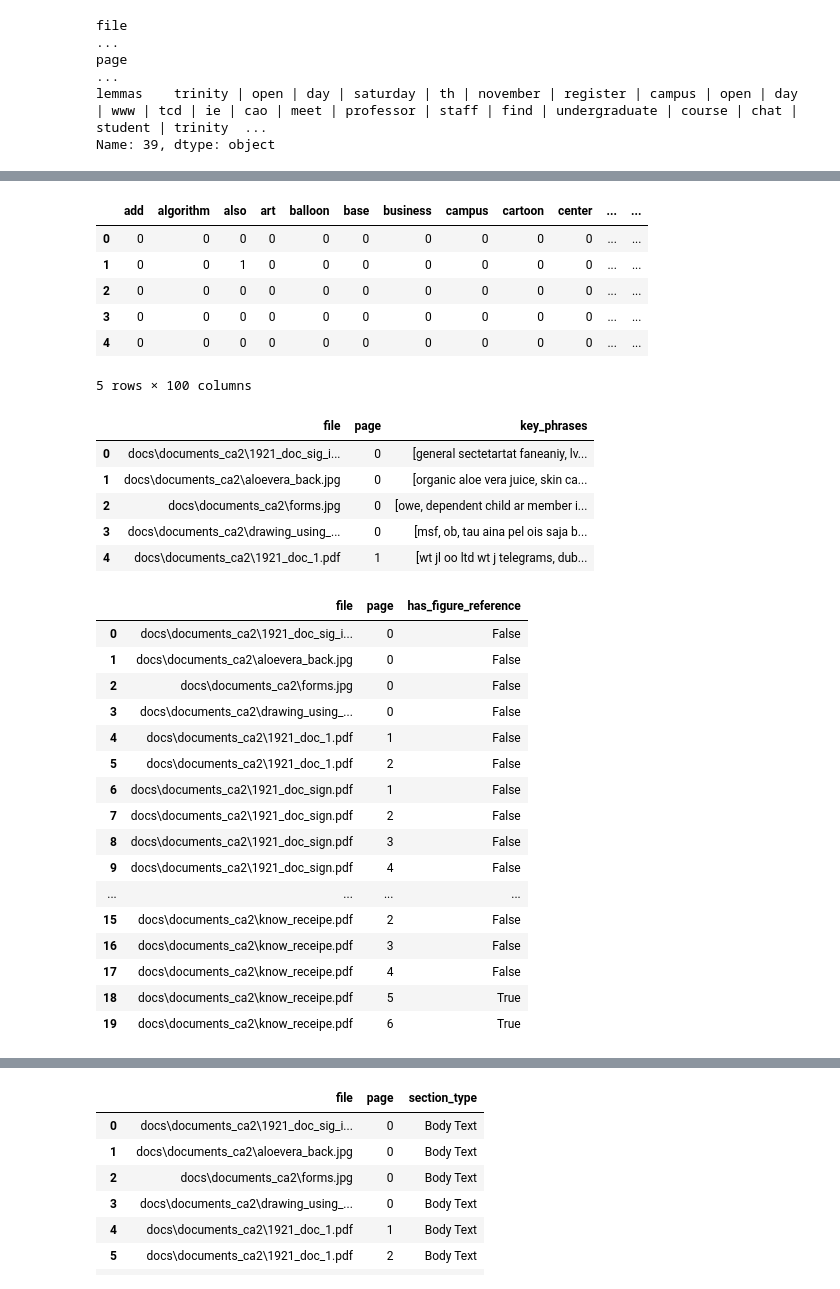
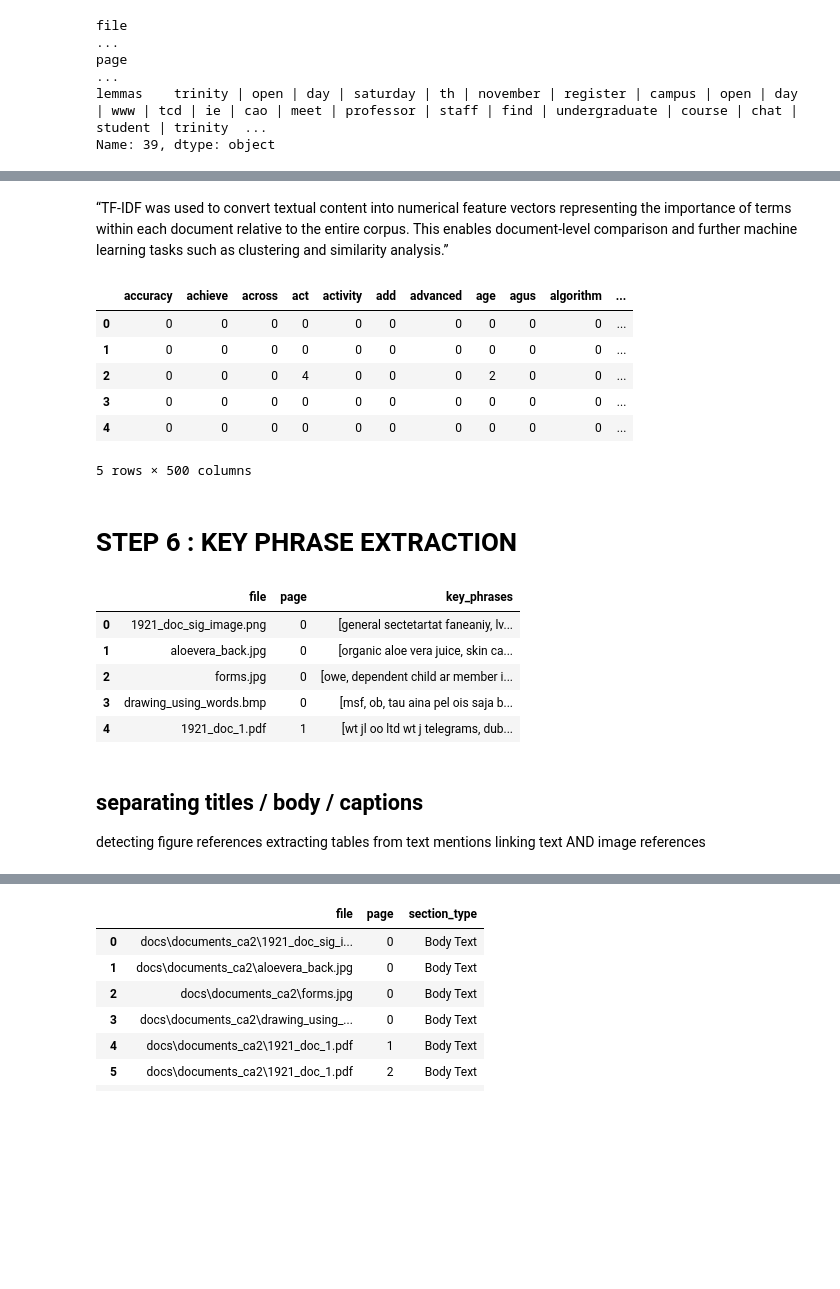
Before and after one commit to ATU-BDAAI/ca2-assignment-research-selvi-datascience, a Jupyter notebook: CA2_Template.ipynb, the cells around one changed output, grey strips where cells are left out. Cells and saved outputs as stored; diff of their text form; code cells hidden in the pictures; blank space fills up the shorter version.

```diff
--- a/CA2_Template.ipynb
+++ b/CA2_Template.ipynb
@@ -767,34 +803,37 @@ tfidf_df.head()
+# %% [markdown]
+“TF-IDF was used to convert textual content into numerical feature vectors representing the importance of terms within each document relative to the entire corpus. This enables document-level comparison and further machine learning tasks such as clustering and similarity analysis.”
 # %%
 # STEP 5 — BAG OF WORDS
 
 from sklearn.feature_extraction.text import CountVectorizer
 
-bow = CountVectorizer(max_features=100)
+bow = CountVectorizer(max_features=500)
 
-bow_matrix = bow.fit_transform(results1_df["clean_text"])
+bow_matrix = bow.fit_transform(enhanced_df["clean_text_preview"])
 
 bow_df = pd.DataFrame(
     bow_matrix.toarray(),
     columns=bow.get_feature_names_out()
 )
 
 bow_df.head()
 # %% [output]
-|  | add | algorithm | also | art | balloon | base | business | campus | cartoon | center | ... | ... |
-| 0 | 0 | 0 | 0 | 0 | 0 | 0 | 0 | 0 | 0 | 0 | ... | ... |
-| 1 | 0 | 0 | 1 | 0 | 0 | 0 | 0 | 0 | 0 | 0 | ... | ... |
-| 2 | 0 | 0 | 0 | 0 | 0 | 0 | 0 | 0 | 0 | 0 | ... | ... |
-| 3 | 0 | 0 | 0 | 0 | 0 | 0 | 0 | 0 | 0 | 0 | ... | ... |
-| 4 | 0 | 0 | 0 | 0 | 0 | 0 | 0 | 0 | 0 | 0 | ... | ... |
+|  | accuracy | achieve | across | act | activity | add | advanced | age | agus | algorithm | ... |
+| 0 | 0 | 0 | 0 | 0 | 0 | 0 | 0 | 0 | 0 | 0 | ... |
+| 1 | 0 | 0 | 0 | 0 | 0 | 0 | 0 | 0 | 0 | 0 | ... |
+| 2 | 0 | 0 | 0 | 4 | 0 | 0 | 0 | 2 | 0 | 0 | ... |
+| 3 | 0 | 0 | 0 | 0 | 0 | 0 | 0 | 0 | 0 | 0 | ... |
+| 4 | 0 | 0 | 0 | 0 | 0 | 0 | 0 | 0 | 0 | 0 | ... |
-5 rows × 100 columns
+5 rows × 500 columns
+# %% [markdown]
+# STEP 6 : KEY PHRASE EXTRACTION
 # %%
-# STEP 6 — KEY PHRASE EXTRACTION
 
 keyphrases = []
 
-for index, row in results1_df.iterrows():
+for index, row in enhanced_df.iterrows():
 
-    doc = nlp(row["clean_text"])
+    doc = nlp(row["clean_text_preview"])
 
     phrases = [chunk.text for chunk in doc.noun_chunks]
 
@@ -809,38 +848,13 @@ keyphrase_df = pd.DataFrame(keyphrases)
 keyphrase_df.head()
 # %% [output]
 |  | file | page | key_phrases |
-| 0 | docs\documents_ca2\1921_doc_sig_i... | 0 | [general sectetartat faneaniy, lv... |
-| 1 | docs\documents_ca2\aloevera_back.jpg | 0 | [organic aloe vera juice, skin ca... |
-| 2 | docs\documents_ca2\forms.jpg | 0 | [owe, dependent child ar member i... |
-| 3 | docs\documents_ca2\drawing_using_... | 0 | [msf, ob, tau aina pel ois saja b... |
-| 4 | docs\documents_ca2\1921_doc_1.pdf | 1 | [wt jl oo ltd wt j telegrams, dub... |
+| 0 | 1921_doc_sig_image.png | 0 | [general sectetartat faneaniy, lv... |
+| 1 | aloevera_back.jpg | 0 | [organic aloe vera juice, skin ca... |
+| 2 | forms.jpg | 0 | [owe, dependent child ar member i... |
+| 3 | drawing_using_words.bmp | 0 | [msf, ob, tau aina pel ois saja b... |
+| 4 | 1921_doc_1.pdf | 1 | [wt jl oo ltd wt j telegrams, dub... |
-# %%
-# STEP 7 — TEXT ANALYSIS
-
-results1_df["has_figure_reference"] = results1_df["text"].str.contains(
-    r'Fig|Figure|Table|Diagram',
-    case=False,
-    regex=True
-)
-
-results1_df[
-    ["file", "page", "has_figure_reference"]
-].head(20)
-# %% [output]
-|  | file | page | has_figure_reference |
-| 0 | docs\documents_ca2\1921_doc_sig_i... | 0 | False |
-| 1 | docs\documents_ca2\aloevera_back.jpg | 0 | False |
-| 2 | docs\documents_ca2\forms.jpg | 0 | False |
-| 3 | docs\documents_ca2\drawing_using_... | 0 | False |
-| 4 | docs\documents_ca2\1921_doc_1.pdf | 1 | False |
-| 5 | docs\documents_ca2\1921_doc_1.pdf | 2 | False |
-| 6 | docs\documents_ca2\1921_doc_sign.pdf | 1 | False |
-| 7 | docs\documents_ca2\1921_doc_sign.pdf | 2 | False |
-| 8 | docs\documents_ca2\1921_doc_sign.pdf | 3 | False |
-| 9 | docs\documents_ca2\1921_doc_sign.pdf | 4 | False |
-| ... | ... | ... | ... |
-| 15 | docs\documents_ca2\know_receipe.pdf | 2 | False |
-| 16 | docs\documents_ca2\know_receipe.pdf | 3 | False |
-| 17 | docs\documents_ca2\know_receipe.pdf | 4 | False |
-| 18 | docs\documents_ca2\know_receipe.pdf | 5 | True |
-| 19 | docs\documents_ca2\know_receipe.pdf | 6 | True |
+# %% [markdown]
+## separating titles / body / captions
+detecting figure references
+extracting tables from text mentions
+linking text AND image references
```
Also changed, not shown: parts of 7 cells of this notebook.
